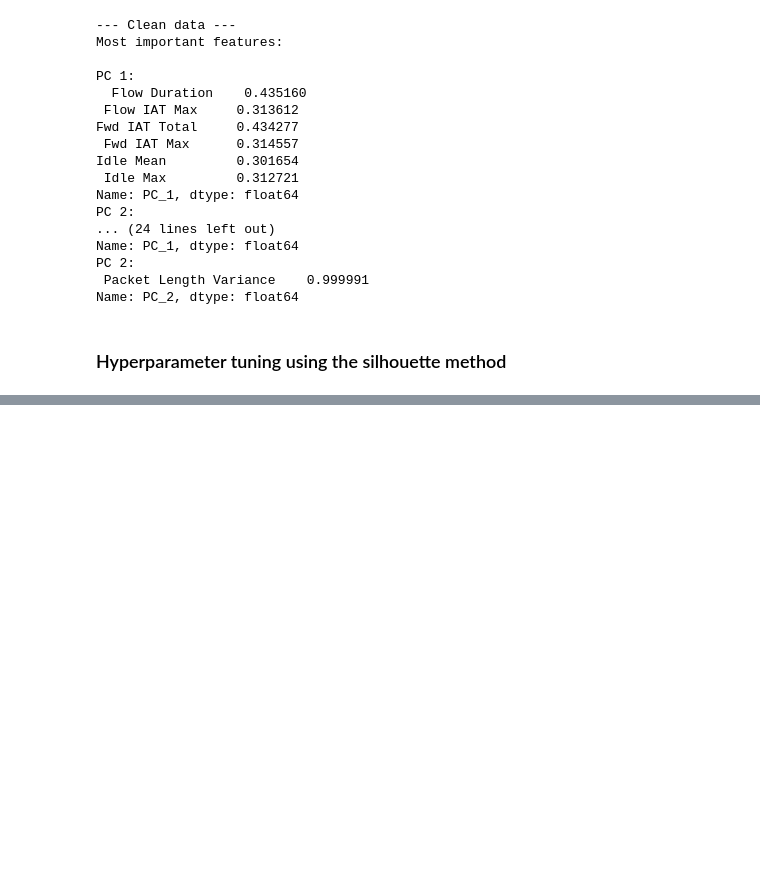
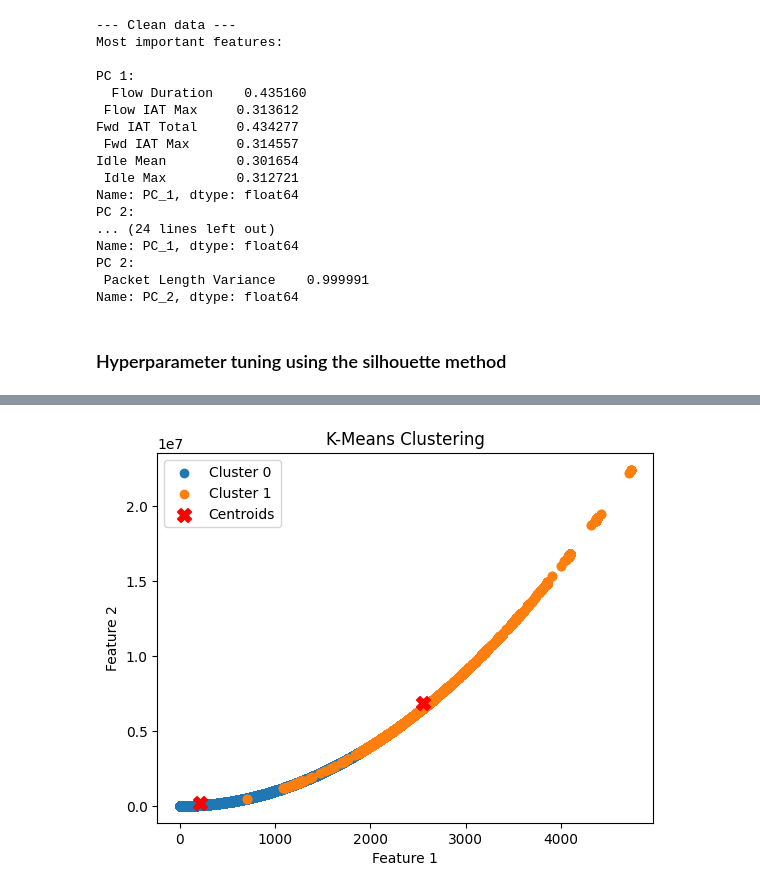
Before and after one commit to alerzaca/Network-Anomaly-Detection, a Jupyter notebook: K-Means.ipynb, the cells around one changed output, grey strips where cells are left out. Cells and saved outputs as stored; diff of their text form; code cells hidden in the pictures; blank space fills up the shorter version.

```diff
--- a/K-Means.ipynb
+++ b/K-Means.ipynb
@@ -106,0 +120,36 @@ plt.show()
+# %%
+def k_means(data, k, max_iters=100, tolerance=1e-4):
+    centroids = data[np.random.choice(data.shape[0], k, replace=False)]
+
+    for _ in range(max_iters):
+        distances = np.sqrt(((data - centroids[:, np.newaxis])**2).sum(axis=2))
+        closest_centroids = np.argmin(distances, axis=0)
+
+        new_centroids = np.array([data[closest_centroids==i].mean(axis=0) for i in range(k)])
+
+        if np.all(np.abs(new_centroids - centroids) < tolerance):
+            break
+
+        centroids = new_centroids
+
+    return centroids, closest_centroids
+# %%
+k = 2
+
+#centroids, closest_centroids = k_means(data_c.values, k)
+centroids, closest_centroids = k_means(data_f1.values, k)
+#centroids, closest_centroids = k_means(data_f2.values, k)
+# %%
+for i in range(k):
+    cluster_points = data_f1.values[closest_centroids == i]
+    plt.scatter(cluster_points[:, 0], cluster_points[:, 1], label=f'Cluster {i}')
+
+plt.scatter(centroids[:, 0], centroids[:, 1], s=100, c='red', label='Centroids', marker='X')
+
+plt.title('K-Means Clustering')
+plt.xlabel('Feature 1')
+plt.ylabel('Feature 2')
+plt.legend()
+plt.show()
+# %% [output]
+[figure, added]
```
Also changed, not shown: parts of 7 cells of this notebook.
